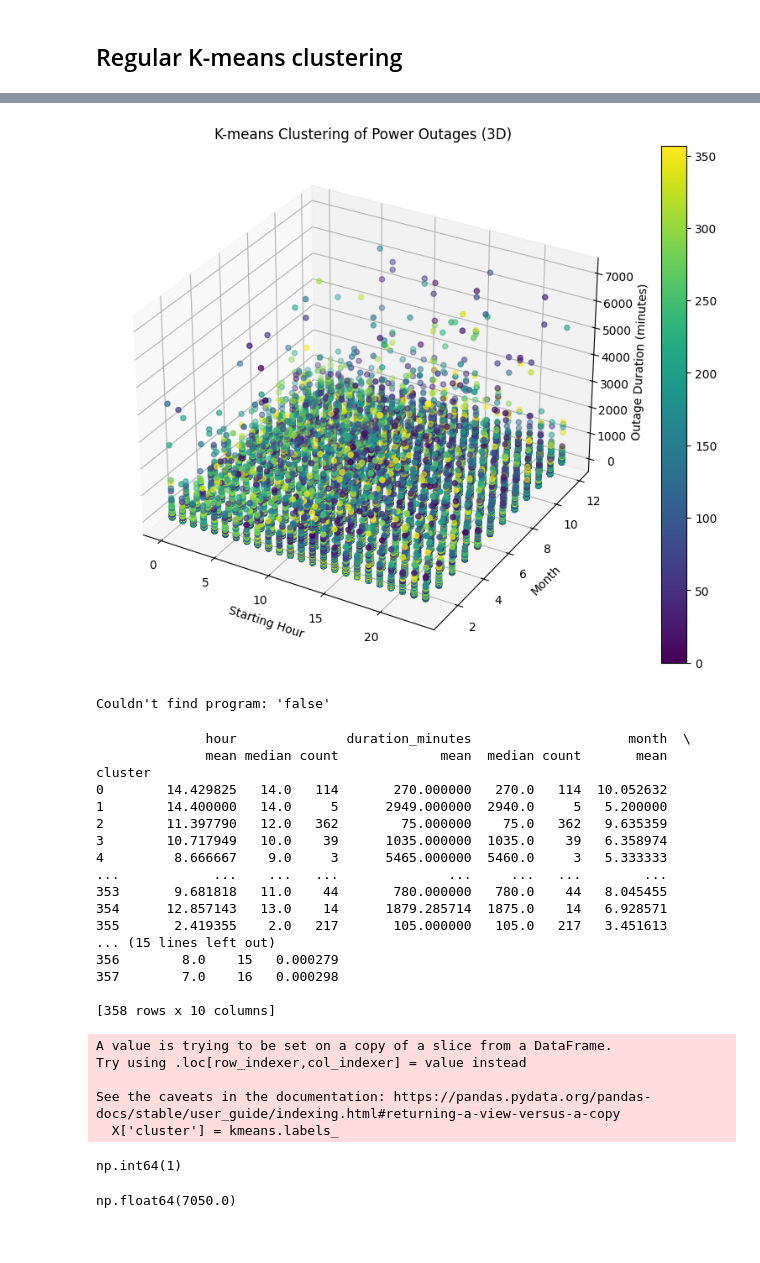
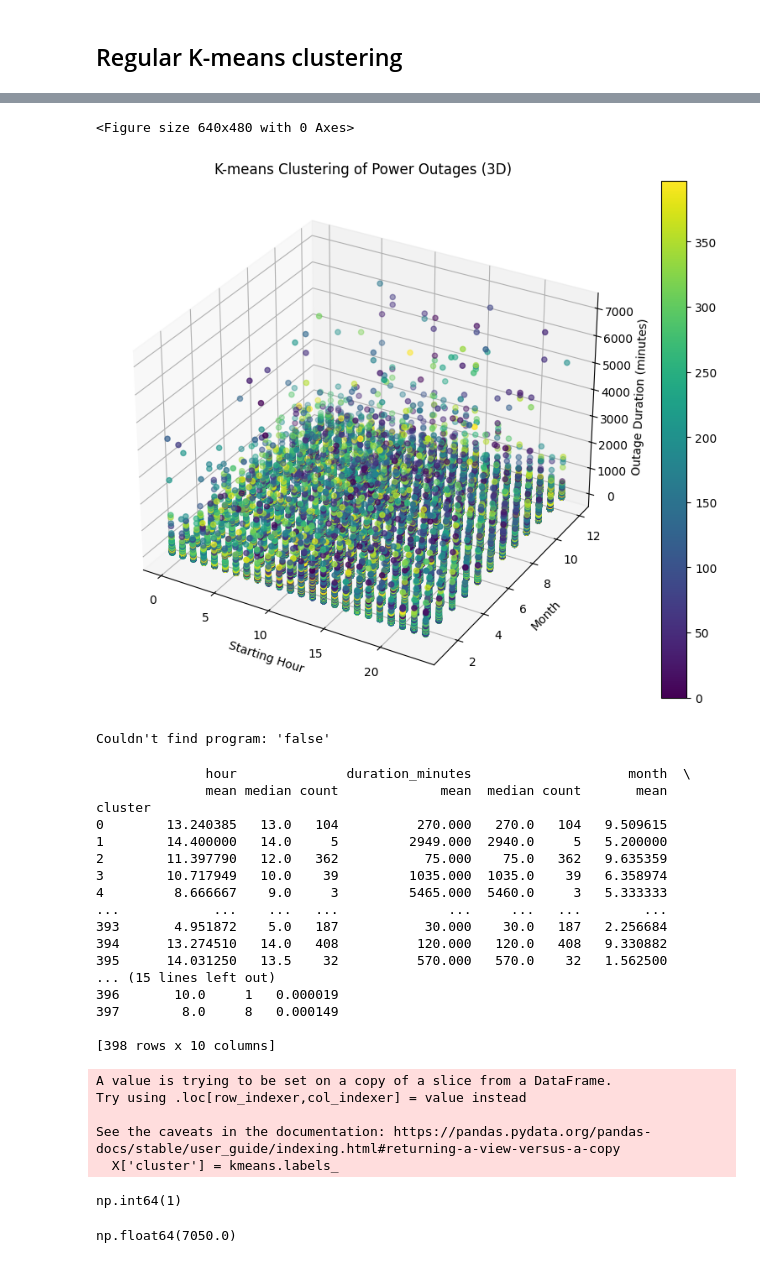
Before and after one commit to JonasSchweiger/Power_Outages_Code, a Jupyter notebook: K_means_slicing.ipynb, the cells around one changed output, grey strips where cells are left out. Cells and saved outputs as stored; diff of their text form; code cells hidden in the pictures.

Commit message:
no extreme periods regular clustering

```diff
--- a/K_means_slicing.ipynb
+++ b/K_means_slicing.ipynb
@@ -37,7 +120,7 @@ clustering_columns = ['hour', 'duration_minutes', 'month']
 X = Massachusetts_starting_df[clustering_columns]
 
 # Choose the number of clusters (k)
-k = 358 # has to be 2 lower than the actual number of clusters we are looking for!
+k = 398 # has to be 2 lower than the actual number of clusters we are looking for!
 
 # Initialize the KMeans model
 kmeans = KMeans(n_clusters=k, random_state=42)
@@ -72,4 +174,5 @@ plt.show()
+<Figure size 640x480 with 0 Axes>
-[figure, old version]
+[figure, new version]
 # %%
 %%script false
 # Elbow Method to find optimal k
@@ -112,20 +215,20 @@ cluster_stats['hour']['count'].min()
               hour              duration_minutes                    month  \
               mean median count             mean  median count       mean
 cluster
-0        14.429825   14.0   114       270.000000   270.0   114  10.052632
-1        14.400000   14.0     5      2949.000000  2940.0     5   5.200000
-2        11.397790   12.0   362        75.000000    75.0   362   9.635359
-3        10.717949   10.0    39      1035.000000  1035.0    39   6.358974
-4         8.666667    9.0     3      5465.000000  5460.0     3   5.333333
+0        13.240385   13.0   104          270.000   270.0   104   9.509615
+1        14.400000   14.0     5         2949.000  2940.0     5   5.200000
+2        11.397790   12.0   362           75.000    75.0   362   9.635359
+3        10.717949   10.0    39         1035.000  1035.0    39   6.358974
+4         8.666667    9.0     3         5465.000  5460.0     3   5.333333
 ...            ...    ...   ...              ...     ...   ...        ...
-353       9.681818   11.0    44       780.000000   780.0    44   8.045455
-354      12.857143   13.0    14      1879.285714  1875.0    14   6.928571
-355       2.419355    2.0   217       105.000000   105.0   217   3.451613
+393       4.951872    5.0   187           30.000    30.0   187   2.256684
+394      13.274510   14.0   408          120.000   120.0   408   9.330882
+395      14.031250   13.5    32          570.000   570.0    32   1.562500
 ... (15 lines left out)
-356        8.0    15   0.000279
-357        7.0    16   0.000298
+396       10.0     1   0.000019
+397        8.0     8   0.000149
 
-[358 rows x 10 columns]
+[398 rows x 10 columns]
 A value is trying to be set on a copy of a slice from a DataFrame.
 Try using .loc[row_indexer,col_indexer] = value instead
 
```
Also changed, not shown: parts of 10 cells of this notebook, 42 other files.
